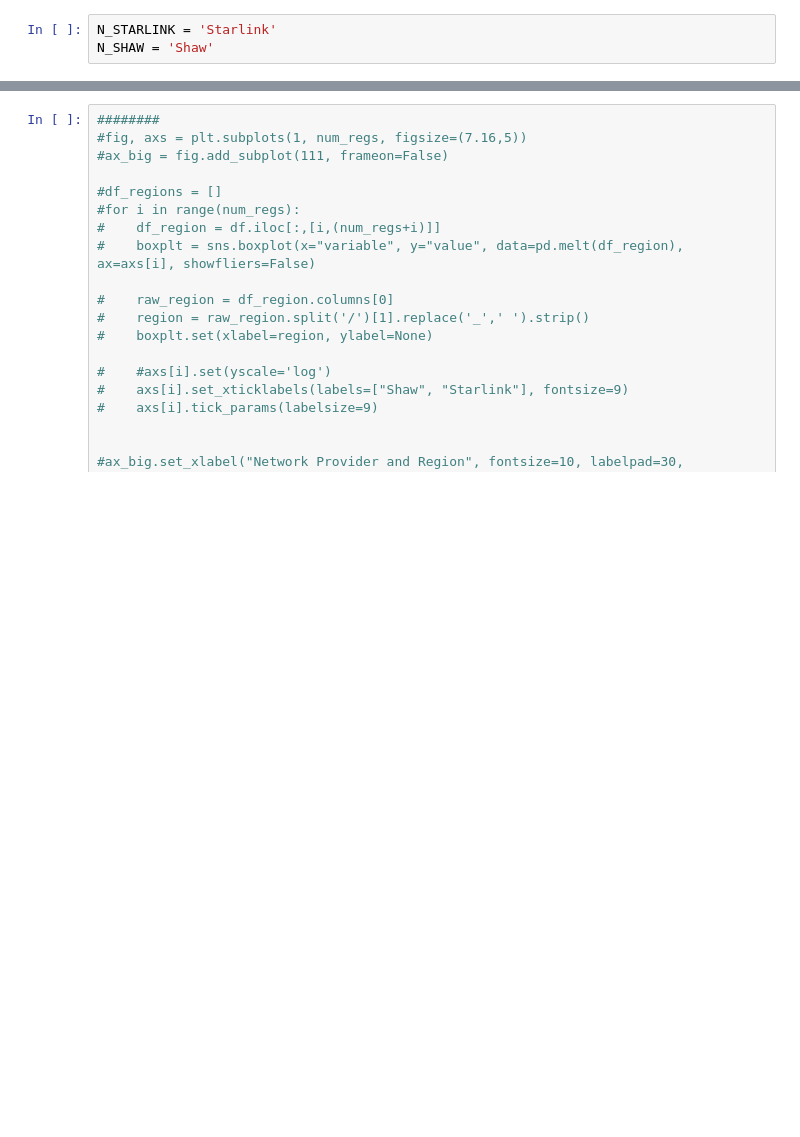
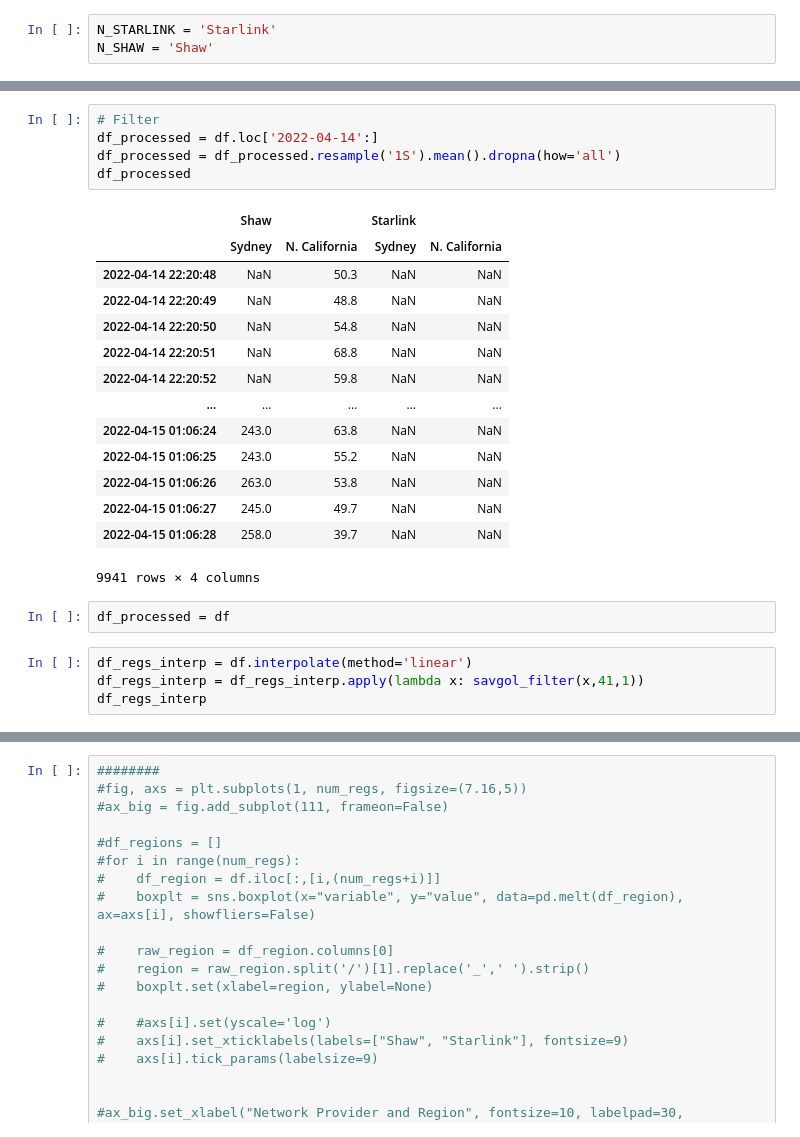
Before and after one commit to Starlink-Measurement/starlink-plot, a Jupyter notebook: plot_ping.ipynb, the cells around one changed output, grey strips where cells are left out. Saved outputs shown, nothing was run; the diff lists cells and outputs as text; blank space fills up the shorter version.

```diff
--- a/plot_ping.ipynb
+++ b/plot_ping.ipynb
@@ -52 +105,27 @@ NameError: name 'args' is not defined
+# %%
+# Filter
+df_processed = df.loc['2022-04-14':]
+df_processed = df_processed.resample('1S').mean().dropna(how='all')
+df_processed
+# %% [output]
+|  | Shaw |  | Starlink |  |
+|  | Sydney | N. California | Sydney | N. California |
+| 2022-04-14 22:20:48 | NaN | 50.3 | NaN | NaN |
+| 2022-04-14 22:20:49 | NaN | 48.8 | NaN | NaN |
+| 2022-04-14 22:20:50 | NaN | 54.8 | NaN | NaN |
+| 2022-04-14 22:20:51 | NaN | 68.8 | NaN | NaN |
+| 2022-04-14 22:20:52 | NaN | 59.8 | NaN | NaN |
+| ... | ... | ... | ... | ... |
+| 2022-04-15 01:06:24 | 243.0 | 63.8 | NaN | NaN |
+| 2022-04-15 01:06:25 | 243.0 | 55.2 | NaN | NaN |
+| 2022-04-15 01:06:26 | 263.0 | 53.8 | NaN | NaN |
+| 2022-04-15 01:06:27 | 245.0 | 49.7 | NaN | NaN |
+| 2022-04-15 01:06:28 | 258.0 | 39.7 | NaN | NaN |
+9941 rows × 4 columns
+# %%
+df_processed = df
+# %%
+df_regs_interp = df.interpolate(method='linear')
+df_regs_interp = df_regs_interp.apply(lambda x: savgol_filter(x,41,1))
+df_regs_interp
 # %%
```
Also changed, not shown: parts of 13 cells of this notebook, 5 other files.
